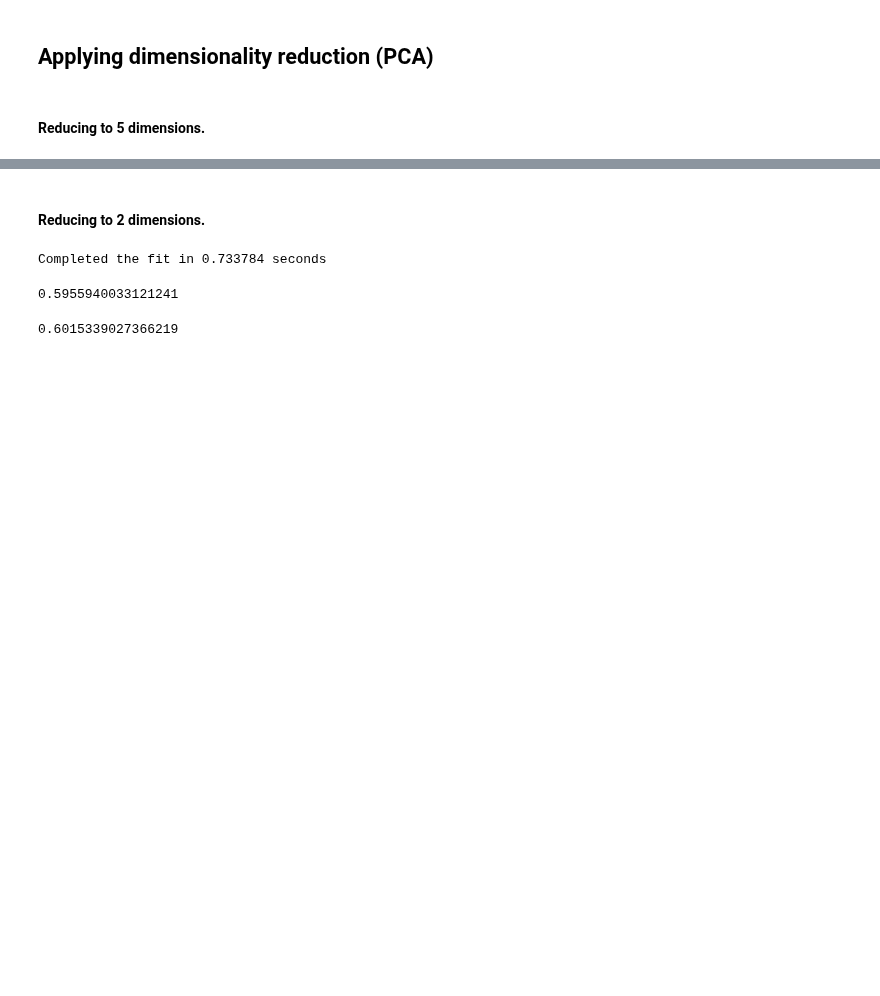
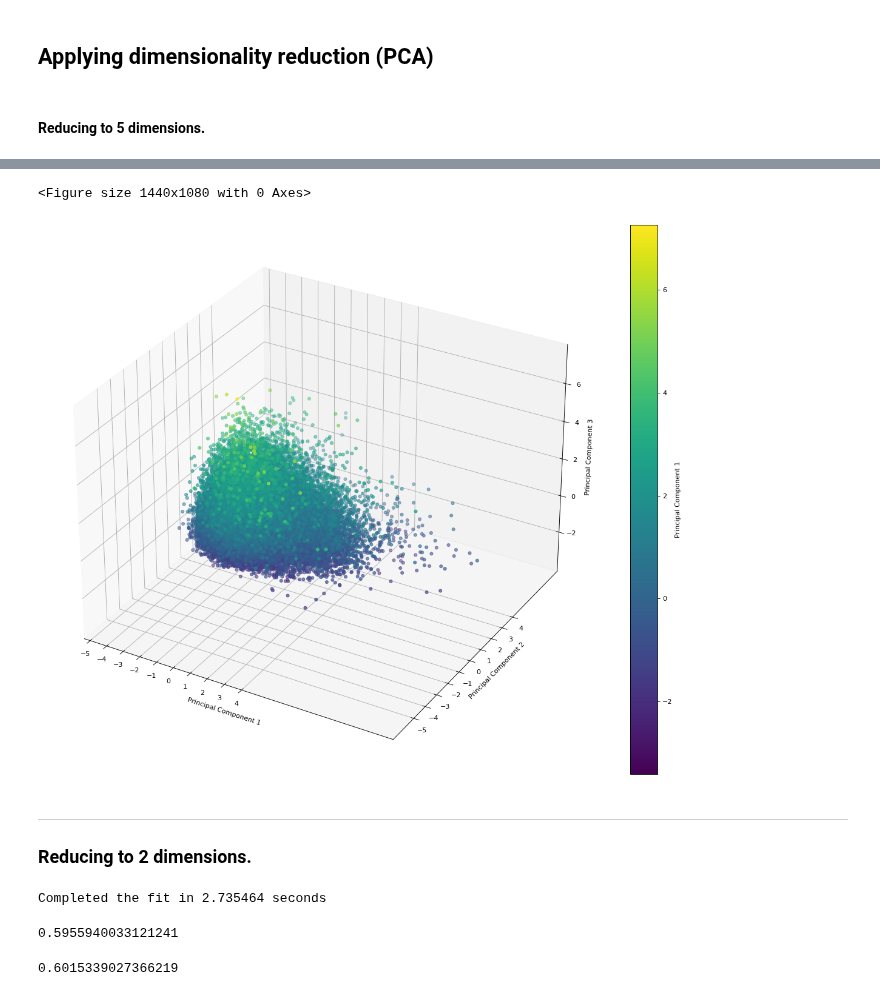
Before and after one commit to HolmQ84/DataScience-ExamProject, a Jupyter notebook: DataScience-SongManagement/JupyterNotebook/Data Modelling/Calculate Genre Model.ipynb, the cells around one changed output, grey strips where cells are left out. Cells and saved outputs as stored; diff of their text form; code cells hidden in the pictures; blank space fills up the shorter version.

```diff
--- a/DataScience-SongManagement/JupyterNotebook/Data Modelling/Calculate Genre Model.ipynb
+++ b/DataScience-SongManagement/JupyterNotebook/Data Modelling/Calculate Genre Model.ipynb
@@ -402,5 +511,28 @@ The fit has a test set accuracy of 63.4 %
+# %%
+import pandas as pd
+from mpl_toolkits.mplot3d import Axes3D
+from pandas import DataFrame
+fig = plt.figure()
+fig = plt.figure(figsize = (12, 8), dpi=80)
+ax = fig.add_subplot(111, projection='3d')
+pnt3d = ax.scatter3D(df_3['Principal Component 1'],df_3['Principal Component 2'], df_3['Principal Component 3'],c=df_3['Principal Component 1'])
+cbar=plt.colorbar(pnt3d)
+cbar.set_label("Principal Component 1")
+fig.set_facecolor('white')
+fig.set_size_inches(20, 15, forward=True)
+ax.set_facecolor('white')
+plt.xticks(np.arange(-10, 10, 1))
+plt.yticks(np.arange(-10, 10, 1))
+ax.set_xlabel('Principal Component 1')
+ax.set_ylabel('Principal Component 2')
+ax.set_zlabel('Principal Component 3')
+plt.show()
+# %% [output]
+<Figure size 1440x1080 with 0 Axes>
+[figure, added]
 # %% [markdown]
-#### Reducing to 2 dimensions.
+***
+### Reducing to 2 dimensions.
 # %%
 pca = PCA(n_components=2)
 new_columns = ['Principal Component 1', 'Principal Component 2']
@@ -419,13 +551,13 @@ X_train_2, X_test_2, y_train_2, y_test_2 = model_selection.train_test_split(
 # Time the event.
 tic = time.perf_counter()
 
-logistic_regression_model_2 = LogisticRegression(max_iter=1000)
+logistic_regression_model_2 = LogisticRegression(max_iter=100)
 logistic_regression_model_2.fit(X_train_2, y_train_2)
 
 toc = time.perf_counter()
 print(f"Completed the fit in {toc - tic:0.6f} seconds")
 # %% [output]
-Completed the fit in 0.733784 seconds
+Completed the fit in 2.735464 seconds
 # %%
 train_accuracy = logistic_regression_model_2.score(X_train_2, y_train_2)
 train_accuracy
```
Also changed, not shown: parts of 25 cells of this notebook, 4 other files.
